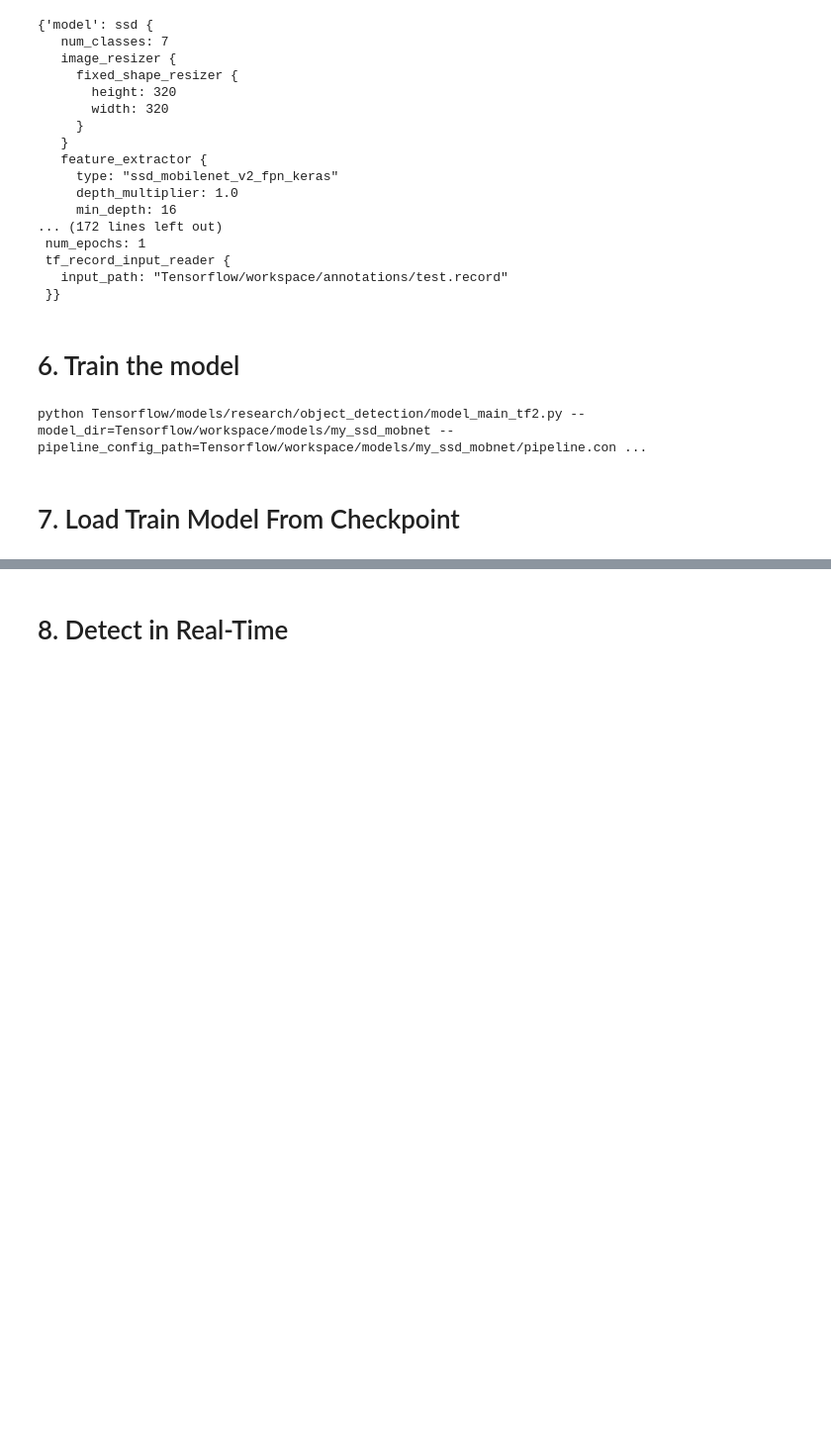
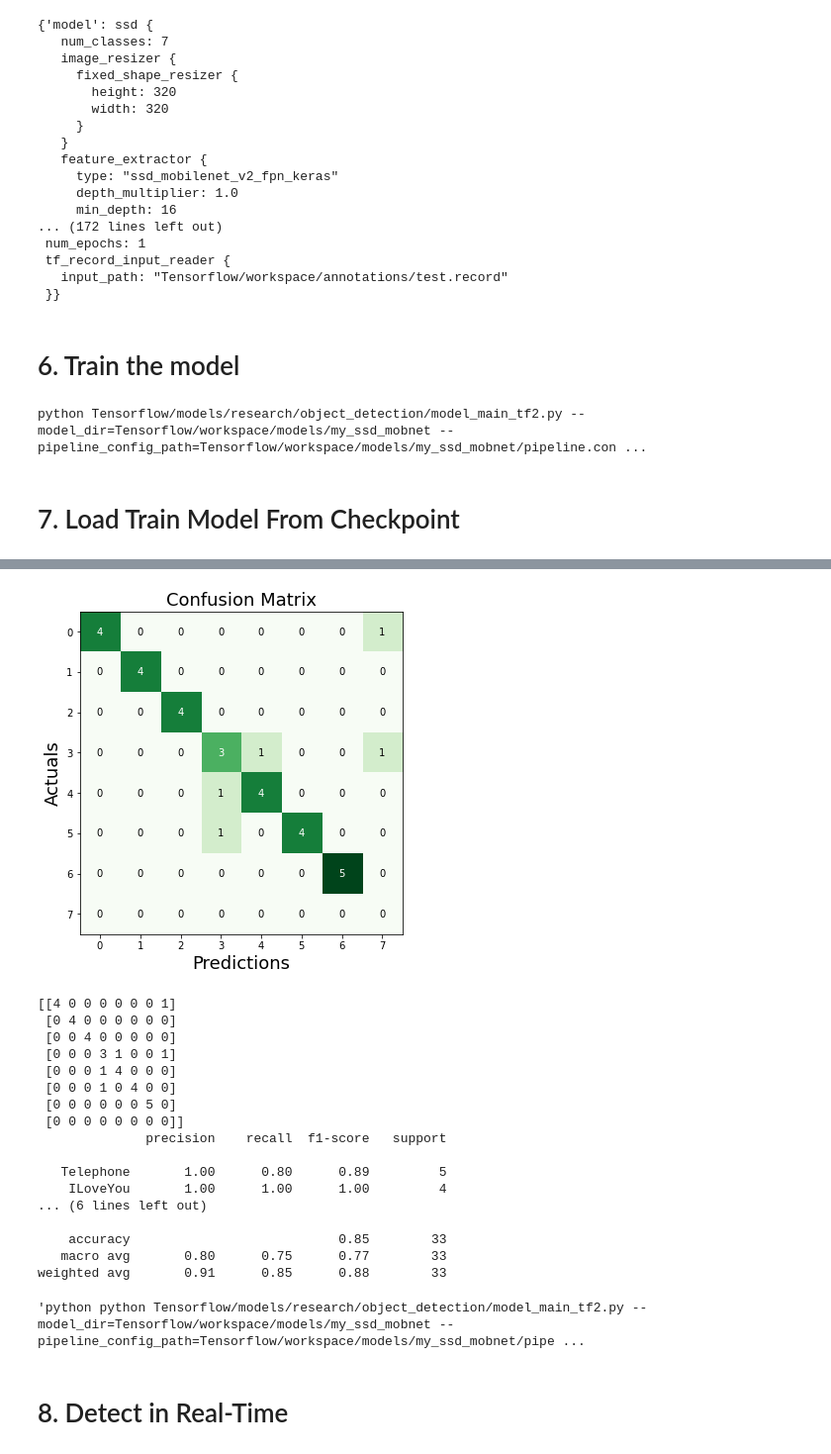
Before and after one commit to abhishek-h1/Sign-Language-Detection, a Jupyter notebook: Training and Detection.ipynb, the cells around one changed output, grey strips where cells are left out. Shown: that part at 99% size. Saved outputs shown, nothing was run; the diff lists cells and outputs as text; code cells hidden in the pictures; blank space fills up the shorter version.

```diff
--- a/Training and Detection.ipynb
+++ b/Training and Detection.ipynb
@@ -139,0 +149,26 @@ def detect_fn(image):
+# %%
+STANDARD_COLORS = [
+    'AliceBlue', 'Chartreuse', 'Aqua', 'Aquamarine', 'Azure', 'Beige', 'Bisque',
+    'BlanchedAlmond', 'BlueViolet', 'BurlyWood', 'CadetBlue', 'AntiqueWhite',
+    'Chocolate', 'Coral', 'CornflowerBlue', 'Cornsilk', 'Crimson', 'Cyan',
+    'DarkCyan', 'DarkGoldenRod', 'DarkGrey', 'DarkKhaki', 'DarkOrange',
+    'DarkOrchid', 'DarkSalmon', 'DarkSeaGreen', 'DarkTurquoise', 'DarkViolet',
+    'DeepPink', 'DeepSkyBlue', 'DodgerBlue', 'FireBrick', 'FloralWhite',
+    'ForestGreen', 'Fuchsia', 'Gainsboro', 'GhostWhite', 'Gold', 'GoldenRod',
+    'Salmon', 'Tan', 'HoneyDew', 'HotPink', 'IndianRed', 'Ivory', 'Khaki',
+    'Lavender', 'LavenderBlush', 'LawnGreen', 'LemonChiffon', 'LightBlue',
+    'LightCoral', 'LightCyan', 'LightGoldenRodYellow', 'LightGray', 'LightGrey',
+    'LightGreen', 'LightPink', 'LightSalmon', 'LightSeaGreen', 'LightSkyBlue',
+    'LightSlateGray', 'LightSlateGrey', 'LightSteelBlue', 'LightYellow', 'Lime',
+    'LimeGreen', 'Linen', 'Magenta', 'MediumAquaMarine', 'MediumOrchid',
+    'MediumPurple', 'MediumSeaGreen', 'MediumSlateBlue', 'MediumSpringGreen',
+    'MediumTurquoise', 'MediumVioletRed', 'MintCream', 'MistyRose', 'Moccasin',
+    'NavajoWhite', 'OldLace', 'Olive', 'OliveDrab', 'Orange', 'OrangeRed',
+    'Orchid', 'PaleGoldenRod', 'PaleGreen', 'PaleTurquoise', 'PaleVioletRed',
+    'PapayaWhip', 'PeachPuff', 'Peru', 'Pink', 'Plum', 'PowderBlue', 'Purple',
+    'Red', 'RosyBrown', 'RoyalBlue', 'SaddleBrown', 'Green', 'SandyBrown',
+    'SeaGreen', 'SeaShell', 'Sienna', 'Silver', 'SkyBlue', 'SlateBlue',
+    'SlateGray', 'SlateGrey', 'Snow', 'SpringGreen', 'SteelBlue', 'GreenYellow',
+    'Teal', 'Thistle', 'Tomato', 'Turquoise', 'Violet', 'Wheat', 'White',
+    'WhiteSmoke', 'Yellow', 'YellowGreen'
+]
@@ -139,0 +491,34 @@ def detect_fn(image):
+# %%
+from sklearn import metrics
+from mlxtend.plotting import plot_confusion_matrix
+
+conf_matrix = metrics.confusion_matrix(y_act, y_pred, labels=['Telephone', 'ILoveYou', 'Family', 'Yes', 'No', 'Money', 'Help','empty'])
+fig, ax = plot_confusion_matrix(conf_mat=conf_matrix, figsize=(6, 6), cmap=plt.cm.Greens)
+plt.xlabel('Predictions', fontsize=18)
+plt.ylabel('Actuals', fontsize=18)
+plt.title('Confusion Matrix', fontsize=18)
+plt.show()
+
+
+print(metrics.confusion_matrix(y_act, y_pred, labels=['Telephone', 'ILoveYou', 'Family', 'Yes', 'No', 'Money', 'Help','empty']))
+
+print(metrics.classification_report(y_act, y_pred, labels=['Telephone', 'ILoveYou', 'Family', 'Yes', 'No', 'Money', 'Help','empty']))
+# %% [output]
+[figure, added]
+[[4 0 0 0 0 0 0 1]
+ [0 4 0 0 0 0 0 0]
+ [0 0 4 0 0 0 0 0]
+ [0 0 0 3 1 0 0 1]
+ [0 0 0 1 4 0 0 0]
+ [0 0 0 1 0 4 0 0]
+ [0 0 0 0 0 0 5 0]
+ [0 0 0 0 0 0 0 0]]
+              precision    recall  f1-score   support
+
+   Telephone       1.00      0.80      0.89         5
+    ILoveYou       1.00      1.00      1.00         4
+... (6 lines left out)
+
+    accuracy                           0.85        33
+   macro avg       0.80      0.75      0.77        33
+weighted avg       0.91      0.85      0.88        33
@@ -140,3 +532,7 @@ def detect_fn(image):
+# %%
+command
+# %% [output]
+'python python Tensorflow/models/research/object_detection/model_main_tf2.py --model_dir=Tensorflow/workspace/models/my_ssd_mobnet --pipeline_config_path=Tensorflow/workspace/models/my_ssd_mobnet/pipe ...
 # %% [markdown]
 # 8. Detect in Real-Time
 # %%
```
Also changed, not shown: parts of 14 cells of this notebook, 1 other file.
